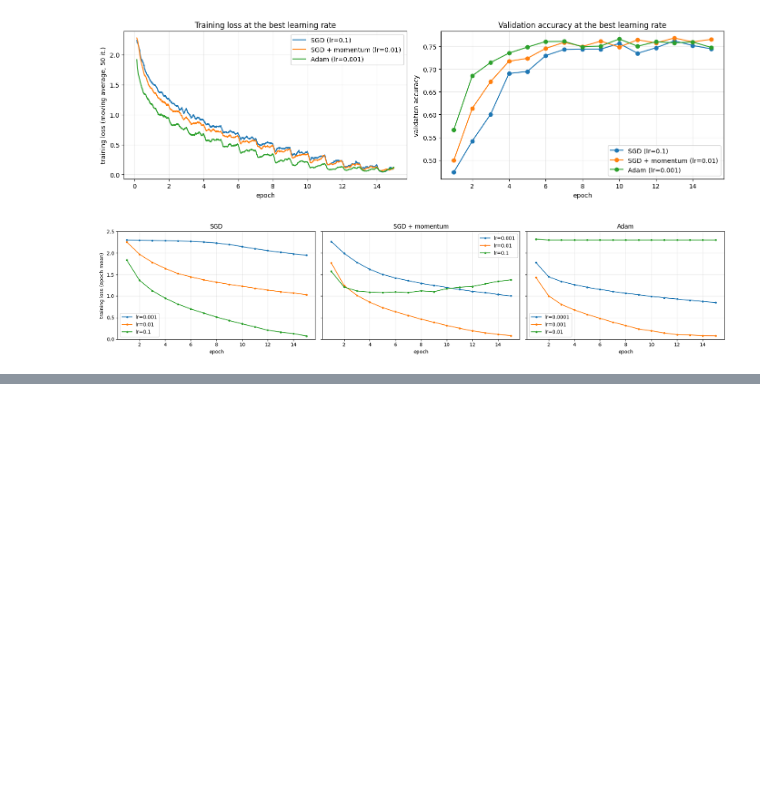
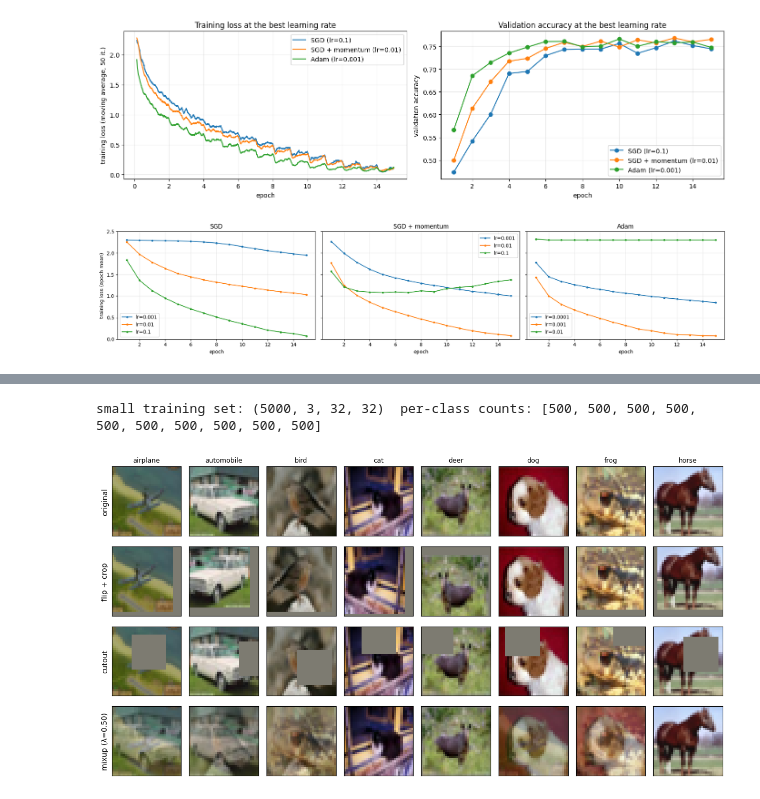
Before and after one commit to keshj/dl-for-vision, a Jupyter notebook: assignment_2/cnn.ipynb, the cells around one changed output, grey strips where cells are left out. Drawn from its saved outputs; the diff is of its cells as text; code cells hidden in the pictures; blank space fills up the shorter version.

```diff
--- a/assignment_2/cnn.ipynb
+++ b/assignment_2/cnn.ipynb
@@ -978,0 +972,77 @@ plt.show()
+# %%
+N_SMALL = 5000
+subset_gen = torch.Generator().manual_seed(SEED)
+small_idx = torch.cat([
+    torch.nonzero(y_train == c).flatten()[torch.randperm(int((y_train == c).sum()), generator=subset_gen)[:N_SMALL // 10]]
+    for c in range(len(CLASSES))
+])
+Xs_tr, Ys_tr = Xi_tr[small_idx.to(device)], Yi_tr[small_idx.to(device)]
+print(f"small training set: {tuple(Xs_tr.shape)}  per-class counts: {torch.bincount(Ys_tr.cpu(), minlength=10).tolist()}")
+
+
+def random_flip_crop(x, padding=4):
+    """Per-image random horizontal flip (p = 0.5) and random 32x32 crop of the zero-padded image."""
+    n, c, h, w = x.shape
+    flip = torch.rand(n, device=x.device) < 0.5
+    x = torch.where(flip.view(n, 1, 1, 1), x.flip(3), x)
+    padded = F.pad(x, (padding,) * 4)
+    dy = torch.randint(0, 2 * padding + 1, (n,), device=x.device)
+    dx = torch.randint(0, 2 * padding + 1, (n,), device=x.device)
+    rows = (dy[:, None] + torch.arange(h, device=x.device))[:, None, :, None]   # (n, 1, h, 1)
+    cols = (dx[:, None] + torch.arange(w, device=x.device))[:, None, None, :]   # (n, 1, 1, w)
+    batch = torch.arange(n, device=x.device)[:, None, None, None]
+    channel = torch.arange(c, device=x.device)[None, :, None, None]
+    return padded[batch, channel, rows, cols]
+
+
+def cutout(x, size=16):
+    """Set one size x size square per image to zero. The centre is uniform over the image, so the
+    square can be partly outside it (DeVries & Taylor, 2017)."""
+    n, _, h, w = x.shape
+    cy = torch.randint(0, h, (n, 1, 1), device=x.device)
+    cx = torch.randint(0, w, (n, 1, 1), device=x.device)
+    ys = torch.arange(h, device=x.device).view(1, h, 1)
+    xs = torch.arange(w, device=x.device).view(1, 1, w)
+    inside = (ys >= cy - size // 2) & (ys < cy + size // 2) & (xs >= cx - size // 2) & (xs < cx + size // 2)
+    return x * (~inside).unsqueeze(1)
+
+
+def mixup(x, y, alpha=1.0):
+    """Blend every image with a random partner from the same batch (Zhang et al., 2018).
+    Returns the mixed images, the labels of both images, and the mixing weight lambda."""
+    lam = float(np.random.beta(alpha, alpha))
+    perm = torch.randperm(len(x), device=x.device)
+    return lam * x + (1 - lam) * x[perm], y, y[perm], lam
+# %% [output]
+small training set: (5000, 3, 32, 32)  per-class counts: [500, 500, 500, 500, 500, 500, 500, 500, 500, 500]
+# %%
+def to_display(x):
+    """Normalized (N, 3, H, W) images -> (N, H, W, 3) in [0, 1] for imshow."""
+    x = x.cpu() * CIFAR_STD.view(1, 3, 1, 1) + CIFAR_MEAN.view(1, 3, 1, 1)
+    return x.clamp(0, 1).permute(0, 2, 3, 1).numpy()
+
+
+set_seed(SEED)
+demo_idx = torch.arange(8, device=device) * (N_SMALL // 10)   # one image from each of the first 8 classes
+demo = Xs_tr[demo_idx]
+demo_mix, _, _, demo_lam = mixup(demo, Ys_tr[demo_idx])
+rows = {
+    "original": demo,
+    "flip + crop": random_flip_crop(demo),
+    "cutout": cutout(demo),
+    f"mixup (λ={demo_lam:.2f})": demo_mix,
+}
+fig, axes = plt.subplots(len(rows), len(demo), figsize=(12, 6.4))
+for r, (name, imgs) in enumerate(rows.items()):
+    for c, img in enumerate(to_display(imgs)):
+        axes[r, c].imshow(img)
+        axes[r, c].set_xticks([])
+        axes[r, c].set_yticks([])
+    axes[r, 0].set_ylabel(name, fontsize=10)
+for c in range(len(demo)):
+    axes[0, c].set_title(CLASSES[Ys_tr[demo_idx[c]]], fontsize=9)
+plt.tight_layout()
+fig.savefig(FIG_DIR / "t3a_augmentations.pdf", bbox_inches="tight")
+plt.show()
+# %% [output]
+[figure, added]
```
Also changed, not shown: parts of 13 cells of this notebook.
